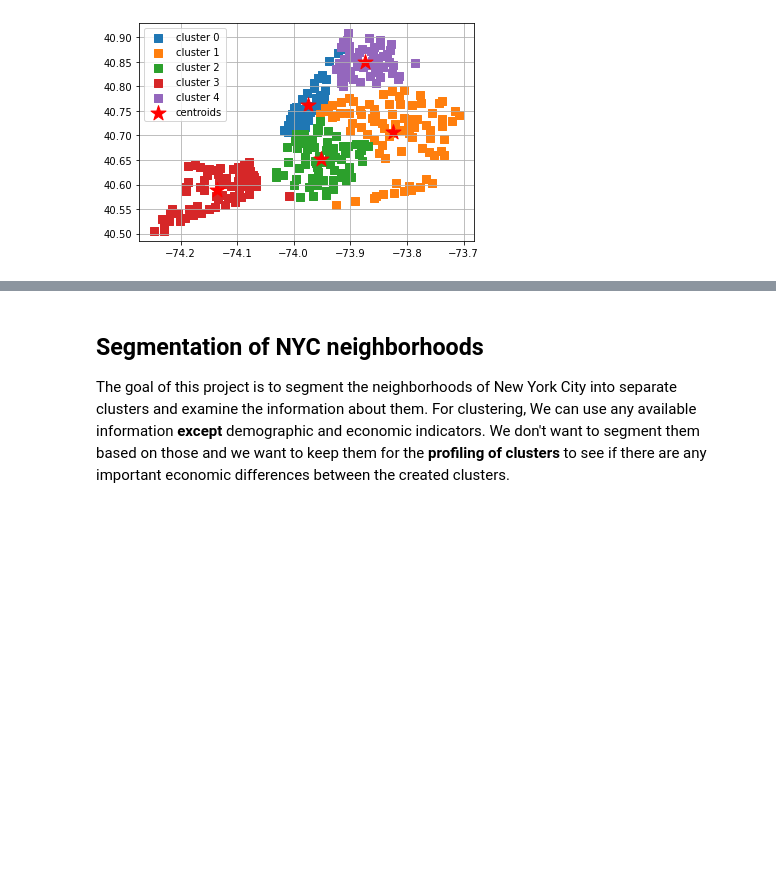
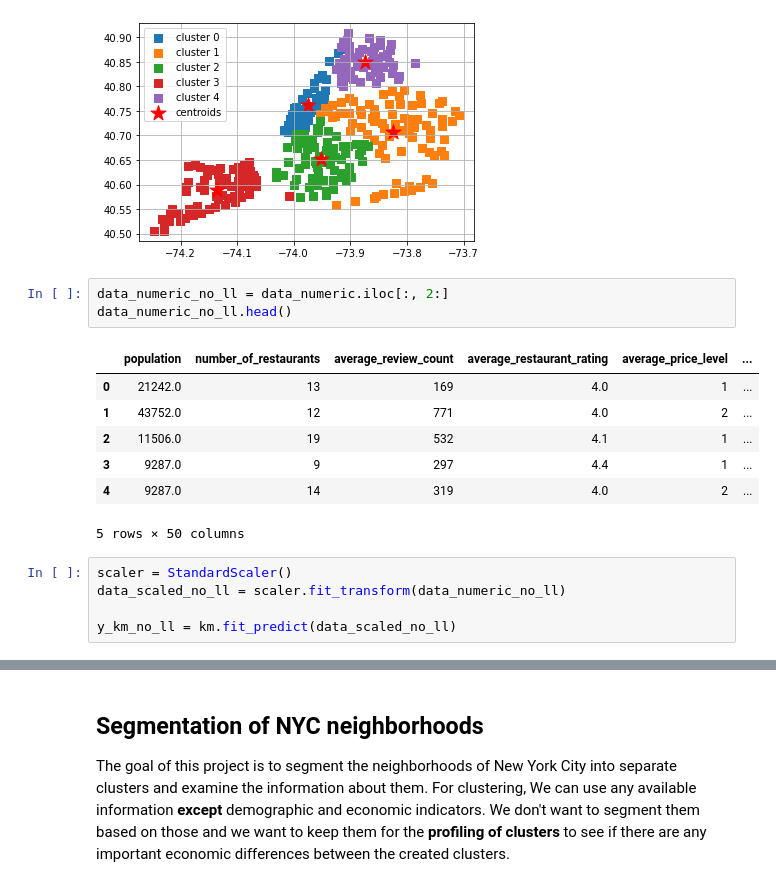
Before and after one commit to ktamkee/NYC_midterm_project, a Jupyter notebook: svc/modeling.ipynb, the cells around one changed output, grey strips where cells are left out. Cells and saved outputs as stored; diff of their text form; blank space fills up the shorter version.

```diff
--- a/svc/modeling.ipynb
+++ b/svc/modeling.ipynb
@@ -86,3 +86,19 @@ def plot_clusters(X,y_res, plt_cluster_centers = False):
 plot_clusters(np.array(data_numeric), y_km, plt_cluster_centers= True)
 # %% [output]
 [figure]
+# %%
+data_numeric_no_ll = data_numeric.iloc[:, 2:]
+data_numeric_no_ll.head()
+# %% [output]
+|  | population | number_of_restaurants | average_review_count | average_restaurant_rating | average_price_level | ... |
+| 0 | 21242.0 | 13 | 169 | 4.0 | 1 | ... |
+| 1 | 43752.0 | 12 | 771 | 4.0 | 2 | ... |
+| 2 | 11506.0 | 19 | 532 | 4.1 | 1 | ... |
+| 3 | 9287.0 | 9 | 297 | 4.4 | 1 | ... |
+| 4 | 9287.0 | 14 | 319 | 4.0 | 2 | ... |
+5 rows × 50 columns
+# %%
+scaler = StandardScaler()
+data_scaled_no_ll = scaler.fit_transform(data_numeric_no_ll)
+
+y_km_no_ll = km.fit_predict(data_scaled_no_ll)
```
Also changed, not shown: parts of 1 cell of this notebook.
